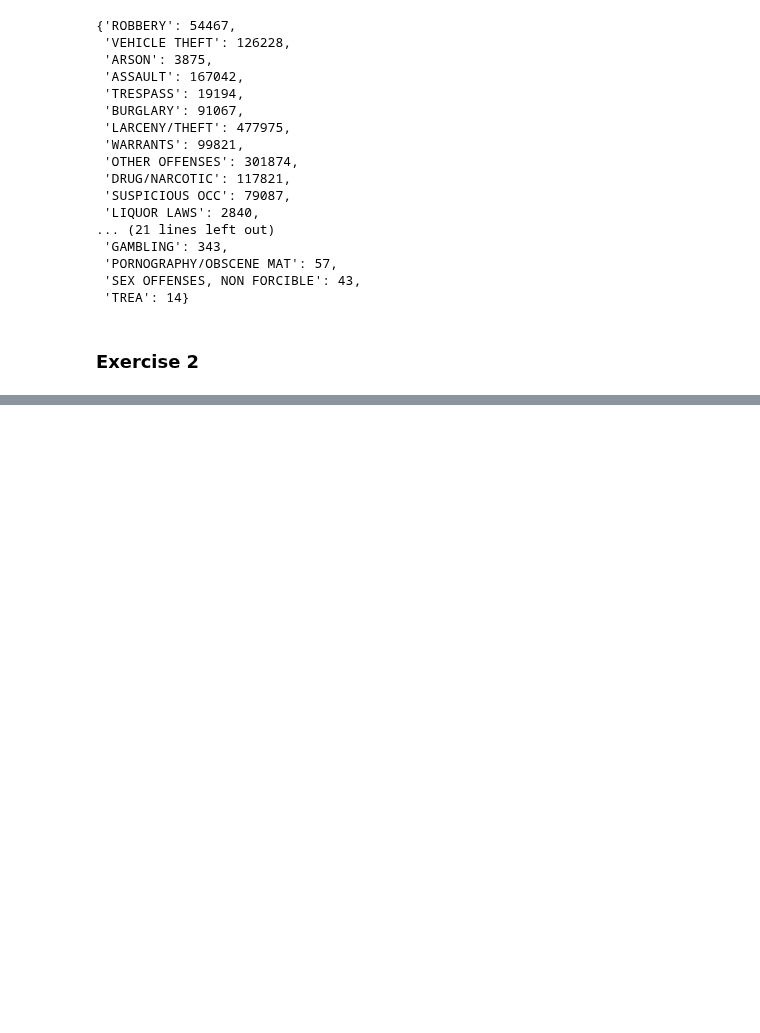
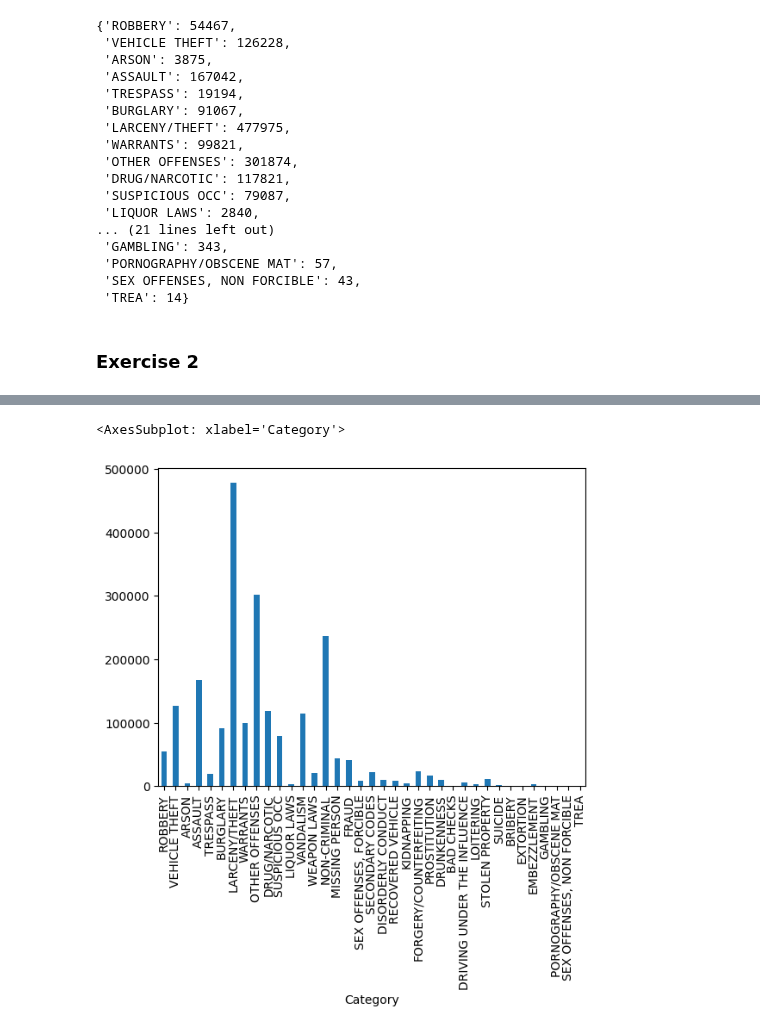
Before and after one commit to vivivaradi/socialdata2023, a Jupyter notebook: weeks/week1_Vivi.ipynb, the cells around one changed output, grey strips where cells are left out. Saved outputs shown, nothing was run; the diff lists cells and outputs as text; code cells hidden in the pictures; blank space fills up the shorter version.

```diff
--- a/weeks/week1_Vivi.ipynb
+++ b/weeks/week1_Vivi.ipynb
@@ -73,3 +75,9 @@ crimesByCategory
  'TREA': 14}
 # %% [markdown]
 ### Exercise 2
+# %%
+df = pd.Series(crimesByCategory, name='Occurrences')
+df.index.name = 'Category'
+df.reset_index()
+df.sort_values('index')
+df
@@ -75,0 +102,5 @@ crimesByCategory
+# %%
+df.plot.bar(x='Categories', y='Occurrences')
+# %% [output]
+<AxesSubplot: xlabel='Category'>
+[figure, added]
```
Also changed, not shown: parts of 5 cells of this notebook.
